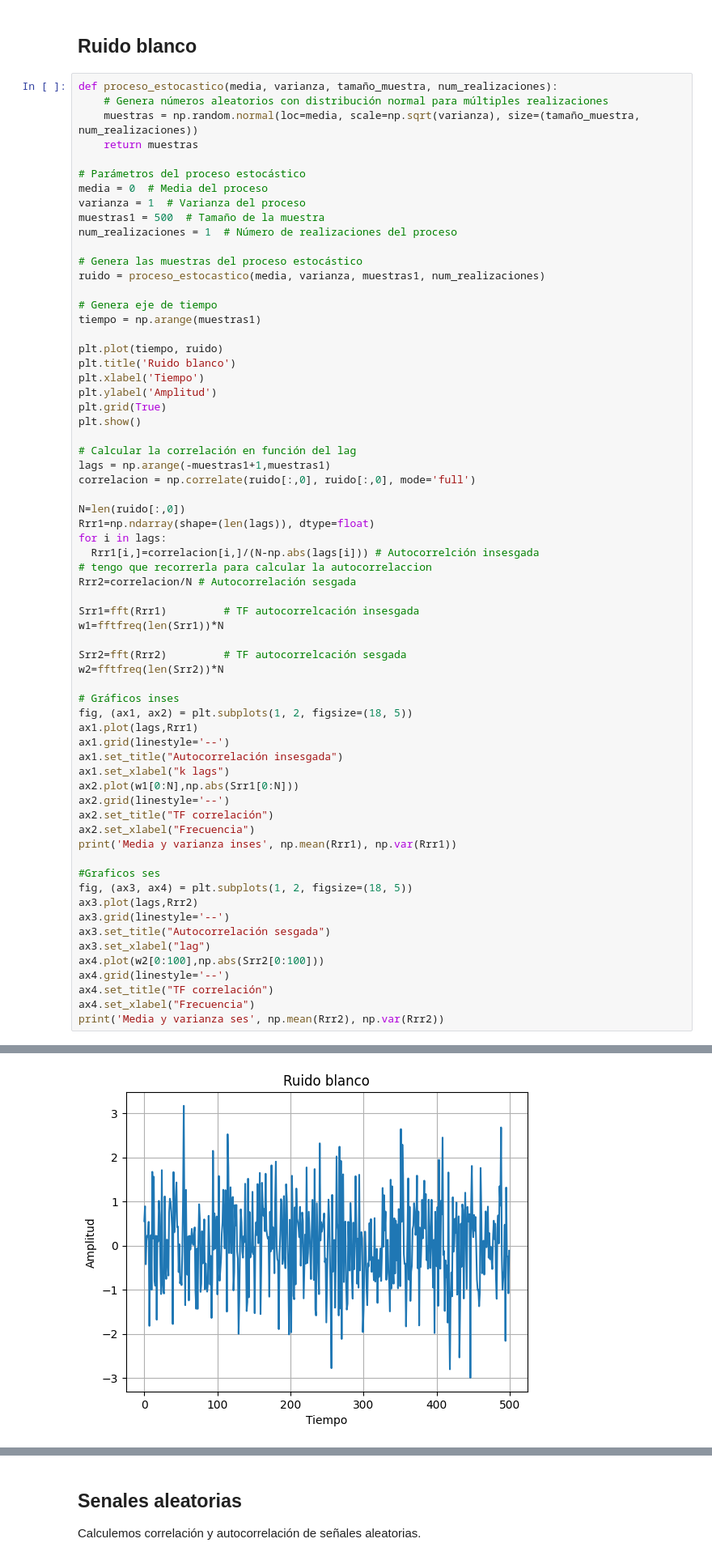
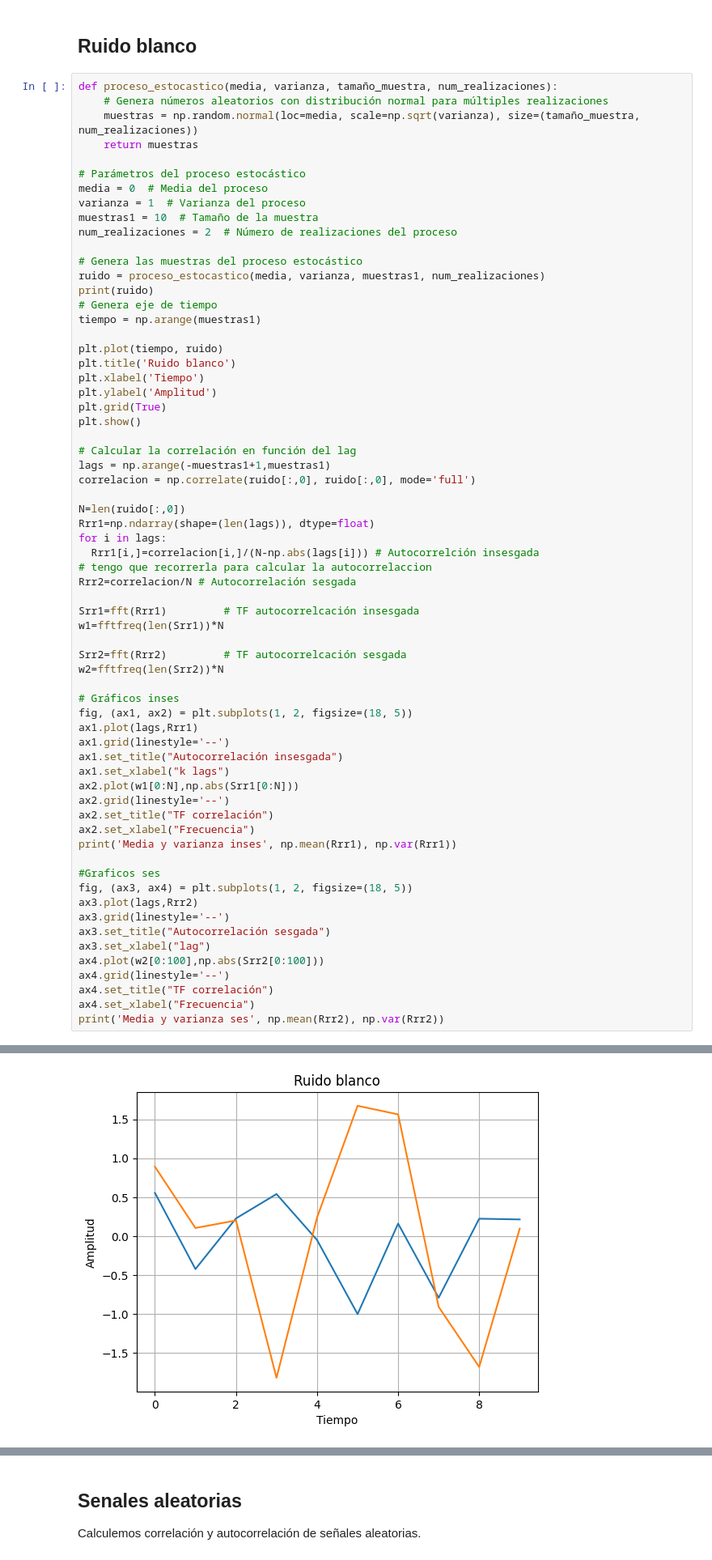
Before and after one commit to Juangonz952/PSIB, a Jupyter notebook: procesos estocasticos/05_Procesos_estocásticos_y_Estimadores_PSIB2024Q1.ipynb, the cells around one changed output, grey strips where cells are left out. Shown at 81% size. Cells and saved outputs as stored; diff of their text form.

```diff
--- a/procesos estocasticos/05_Procesos_estocásticos_y_Estimadores_PSIB2024Q1.ipynb
+++ b/procesos estocasticos/05_Procesos_estocásticos_y_Estimadores_PSIB2024Q1.ipynb
@@ -177,12 +175,12 @@ def proceso_estocastico(media, varianza, tamaño_muestra, num_realizaciones):
 # Parámetros del proceso estocástico
 media = 0  # Media del proceso
 varianza = 1  # Varianza del proceso
-muestras1 = 500  # Tamaño de la muestra
-num_realizaciones = 1  # Número de realizaciones del proceso
+muestras1 = 10  # Tamaño de la muestra
+num_realizaciones = 2  # Número de realizaciones del proceso
 
 # Genera las muestras del proceso estocástico
 ruido = proceso_estocastico(media, varianza, muestras1, num_realizaciones)
-
+print(ruido)
 # Genera eje de tiempo
 tiempo = np.arange(muestras1)
 
@@ -237 +245 @@ print('Media y varianza ses', np.mean(Rrr2), np.var(Rrr2))
-[figure, old version]
+[figure, new version]
```
Also changed, not shown: parts of 12 cells of this notebook, 13 other files.
